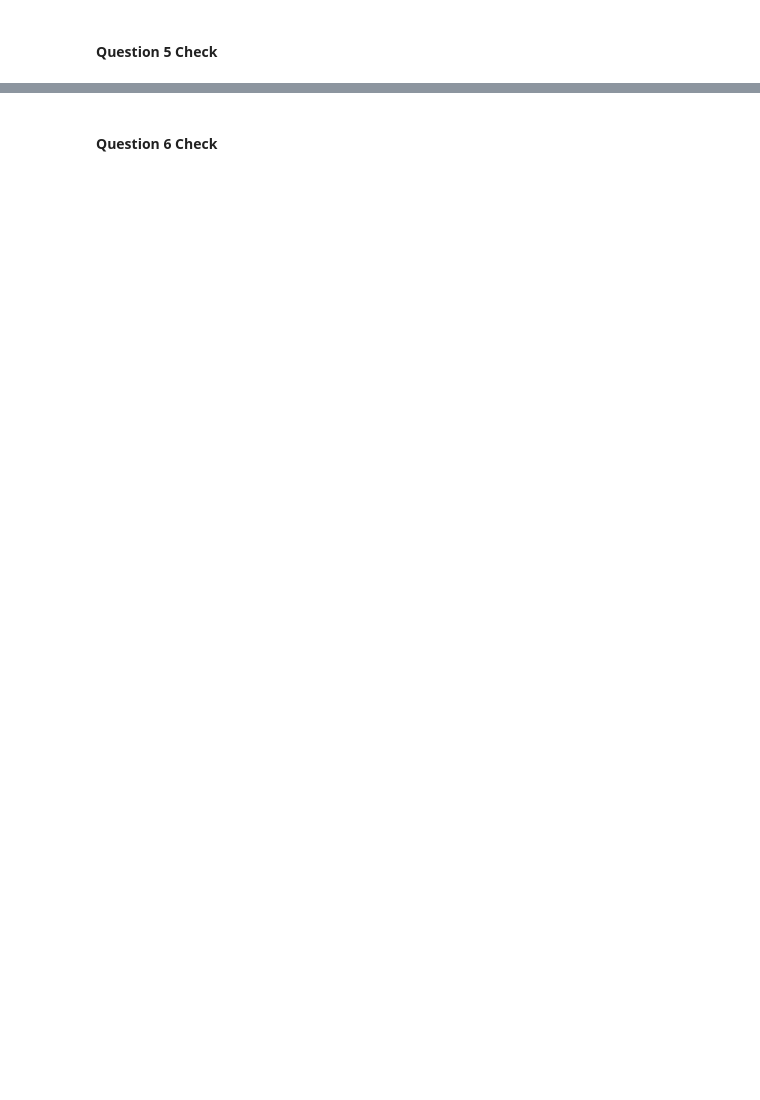
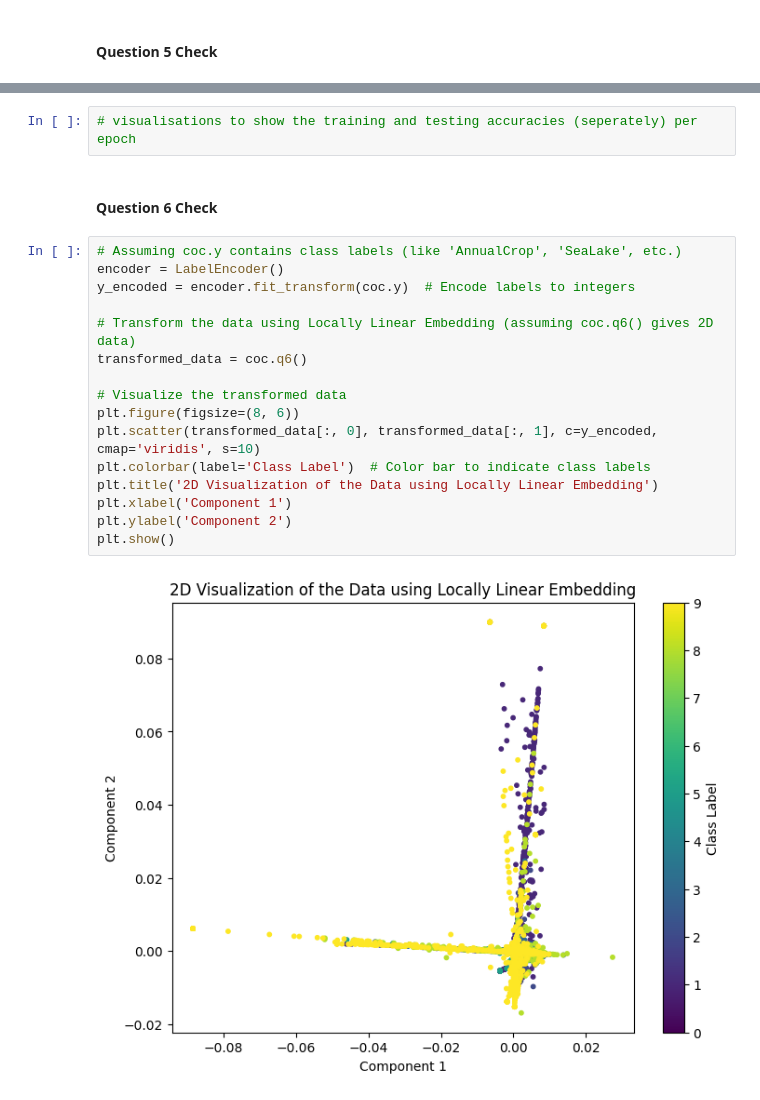
Before and after one commit to Robert151003/DM-Coursework, a Jupyter notebook: coc131_cw.ipynb, the cells around one changed output, grey strips where cells are left out. Saved outputs shown, nothing was run; the diff lists cells and outputs as text; blank space fills up the shorter version.

```diff
--- a/coc131_cw.ipynb
+++ b/coc131_cw.ipynb
@@ -23,2 +119,22 @@ res1 shape: (3072,)
+# %%
+# visualisations to show the training and testing accuracies (seperately) per epoch
 # %% [markdown]
 #### **Question 6 Check**
+# %%
+# Assuming coc.y contains class labels (like 'AnnualCrop', 'SeaLake', etc.)
+encoder = LabelEncoder()
+y_encoded = encoder.fit_transform(coc.y)  # Encode labels to integers
+
+# Transform the data using Locally Linear Embedding (assuming coc.q6() gives 2D data)
+transformed_data = coc.q6()
+
+# Visualize the transformed data
+plt.figure(figsize=(8, 6))
+plt.scatter(transformed_data[:, 0], transformed_data[:, 1], c=y_encoded, cmap='viridis', s=10)
+plt.colorbar(label='Class Label')  # Color bar to indicate class labels
+plt.title('2D Visualization of the Data using Locally Linear Embedding')
+plt.xlabel('Component 1')
+plt.ylabel('Component 2')
+plt.show()
+# %% [output]
+[figure, added]
```
Also changed, not shown: parts of 10 cells of this notebook, 1 other file.
